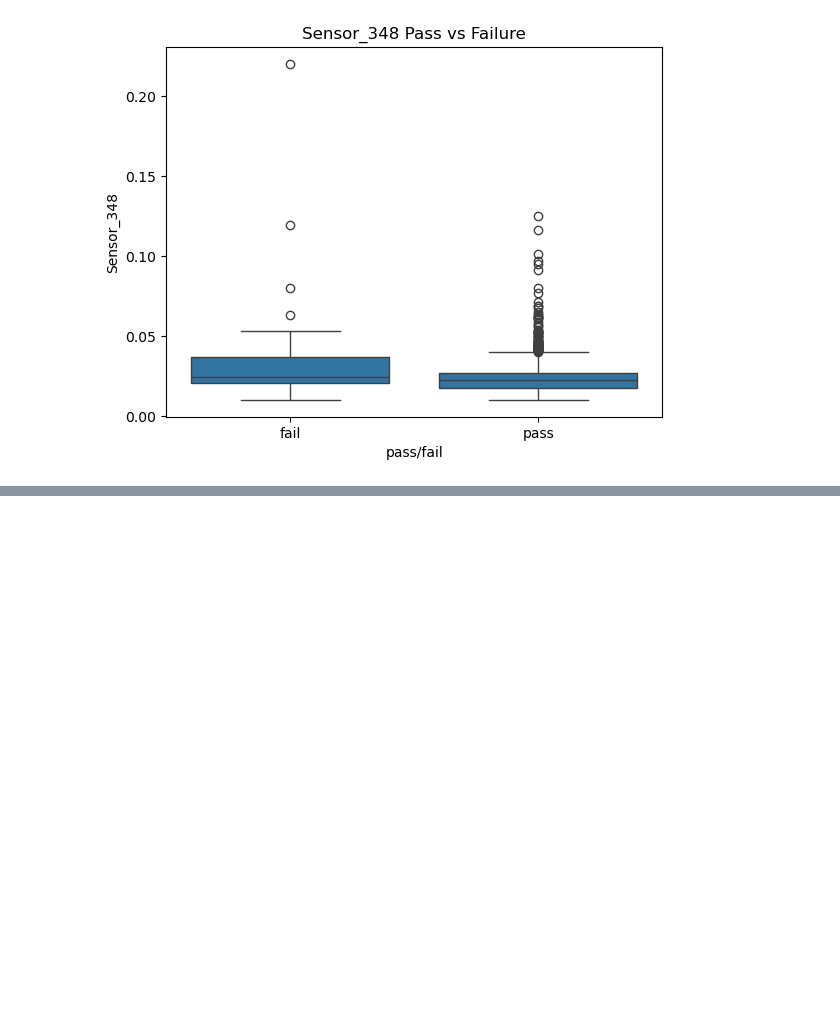
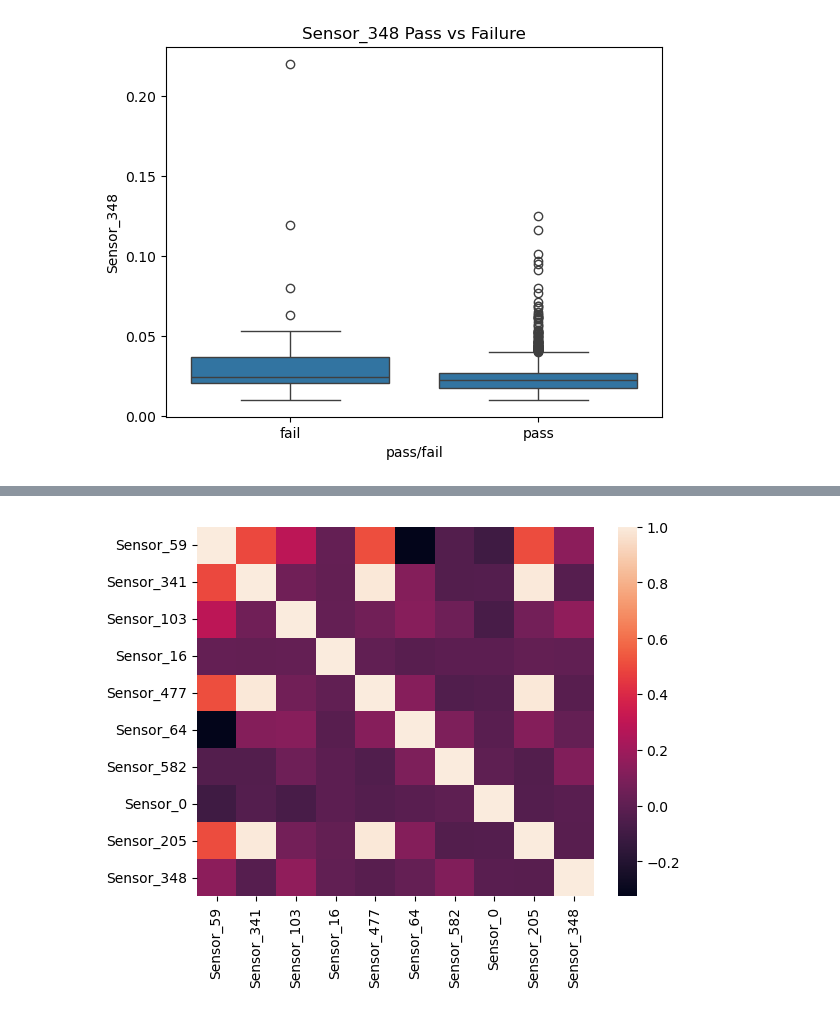
Before and after one commit to adityabagchi24/SECOM-Dataset-Analysis, a Jupyter notebook: SECOM.ipynb, the cells around one changed output, grey strips where cells are left out. Saved outputs shown, nothing was run; the diff lists cells and outputs as text; code cells hidden in the pictures; blank space fills up the shorter version.

```diff
--- a/SECOM.ipynb
+++ b/SECOM.ipynb
@@ -287,0 +296,6 @@ for sensor in top_features.index:
+# %%
+feature_corr=clean_data[top_features.index].corr()
+sns.heatmap(feature_corr)
+plt.show()
+# %% [output]
+[figure, added]
```
Also changed, not shown: parts of 1 cell of this notebook.
